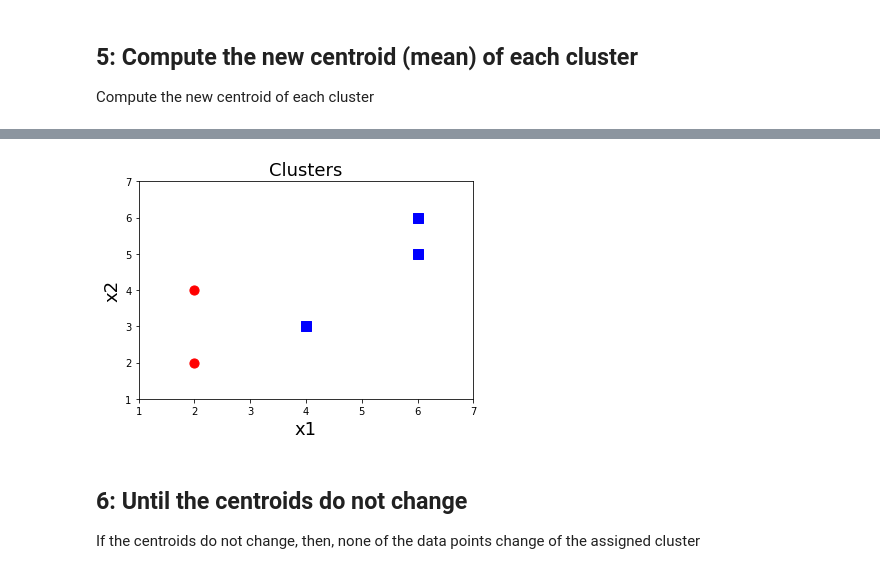
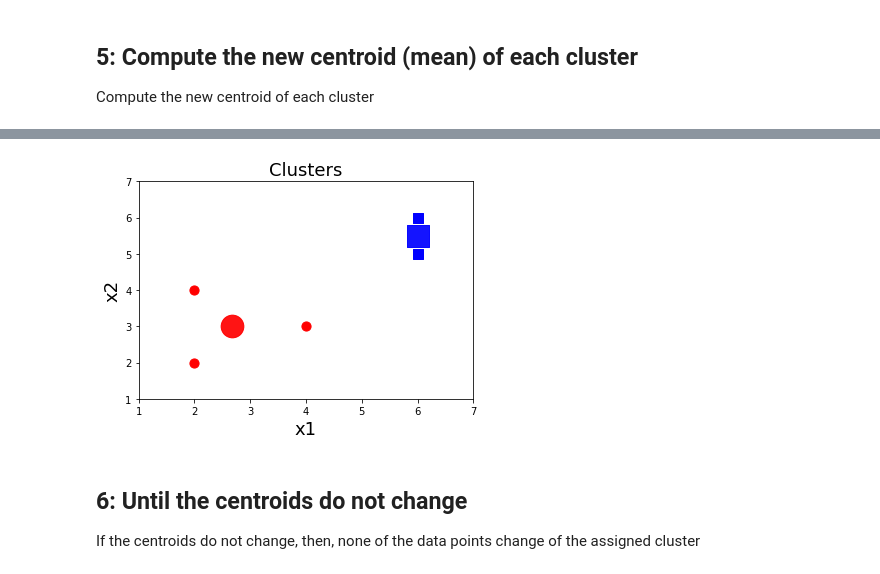
Before and after one commit to javiermao/MachineLearningWithPython, a Jupyter notebook: D1_1Kmeans_IntuitiveExplanation.ipynb, the cells around one changed output, grey strips where cells are left out. Drawn from its saved outputs; the diff is of its cells as text; code cells hidden in the pictures.

```diff
--- a/D1_1Kmeans_IntuitiveExplanation.ipynb
+++ b/D1_1Kmeans_IntuitiveExplanation.ipynb
@@ -122,5 +122,6 @@ plt.show()
 # %% [markdown]
 Define the current centroids
 # %%
-#C1 = C1new
-#C2 = C2new
+# Define centrode 1
+C1 = C1new.copy()
+C1
@@ -126,0 +130,4 @@ Define the current centroids
+# %%
+# Define centrode 2
+C2 = C2new.copy()
+C2
@@ -192,7 +201,7 @@ print(Dis2Centroids)
 
 # Let's do this manually
 #cluster = np.array([1, 2, 1, 2, 2])
-#cluster = np.array([1, 1, 1, 2, 2])
+cluster = np.array([1, 1, 1, 2, 2])
 #cluster = np.array([1, 1, 1, 2, 2])
 
 
@@ -208,14 +217,14 @@ print(cluster)
 # %%
 # Scatter plot of the data asigning each point to the cluster it belongs to ¡¡
 
-df1 = dataset[cluster==1]
-df2 = dataset[cluster==2]
+df1 = df[cluster==1]
+df2 = df[cluster==2]
 
-plt.scatter(df1.x1, df1.x2, marker='o', color='r', Label='Cluster 1', s=84)
-plt.scatter(df2.x1, df2.x2, marker='s', color='b', Label='Cluster 2', s=84)
+plt.scatter(df1.x1, df1.x2, marker='o', color='r', label='Cluster 1', s=84)
+plt.scatter(df2.x1, df2.x2, marker='s', color='b', label='Cluster 2', s=84)
 
-#plt.scatter(C1[0], C1[1], color='r', marker='o', label='Cluster 1', s=512, alpha=0.2)
-#plt.scatter(C2[0], C2[1], color='b', marker='s', label='Cluster 2', s=512, alpha=0.2)
+plt.scatter(C1[0], C1[1], color='r', marker='o', label='Cluster 1', s=512, alpha=0.2)
+plt.scatter(C2[0], C2[1], color='b', marker='s', label='Cluster 2', s=512, alpha=0.2)
 
 plt.title('Clusters', fontsize=18)
 plt.xlabel('x1', fontsize=18)
@@ -266,29 +275,29 @@ print(C2new)
 # %%
 # Scatter plot of the data asigning each point to the cluster it belongs to ¡¡
 
-df1 = dataset[cluster==1]
-df2 = dataset[cluster==2]
+df1 = df[cluster==1]
+df2 = df[cluster==2]
 
-plt.scatter(df1.x1, df1.x2, marker='o', color='r', Label='Cluster 1', s=84)
-plt.scatter(df2.x1, df2.x2, marker='s', color='b', Label='Cluster 2', s=84)
+plt.scatter(df1.x1, df1.x2, marker='o', color='r', label='Cluster 1', s=84)
+plt.scatter(df2.x1, df2.x2, marker='s', color='b', label='Cluster 2', s=84)
 
-#plt.scatter(C1[0], C1[1], color='r', marker='o', label='Cluster 1', s=512, alpha=0.2)
-#plt.scatter(C2[0], C2[1], color='b', marker='s', label='Cluster 2', s=512, alpha=0.2)
+plt.scatter(C1[0], C1[1], color='r', marker='o', label='Cluster 1', s=512, alpha=0.2)
+plt.scatter(C2[0], C2[1], color='b', marker='s', label='Cluster 2', s=512, alpha=0.2)
 
-#plt.scatter(C1new[0], C1new[1], color='r', marker='o', label='Cluster 1', s=512, alpha=0.9)
-#plt.scatter(C2new[0], C2new[1], color='b', marker='s', label='Cluster 2', s=512, alpha=0.9)
+plt.scatter(C1new[0], C1new[1], color='r', marker='o', label='Cluster 1', s=512, alpha=0.9)
+plt.scatter(C2new[0], C2new[1], color='b', marker='s', label='Cluster 2', s=512, alpha=0.9)
 
 plt.title('Clusters', fontsize=18)
 plt.xlabel('x1', fontsize=18)
 plt.ylabel('x2', fontsize=18)
 #plt.legend()
 
 plt.xlim(1,7)
 plt.ylim(1,7)
 
 plt.show()
 # %% [output]
-[figure, old version]
+[figure, new version]
 # %% [markdown]
 ## 6: Until the centroids do not change
 
```
Also changed, not shown: parts of 16 cells of this notebook, 12 other files.
